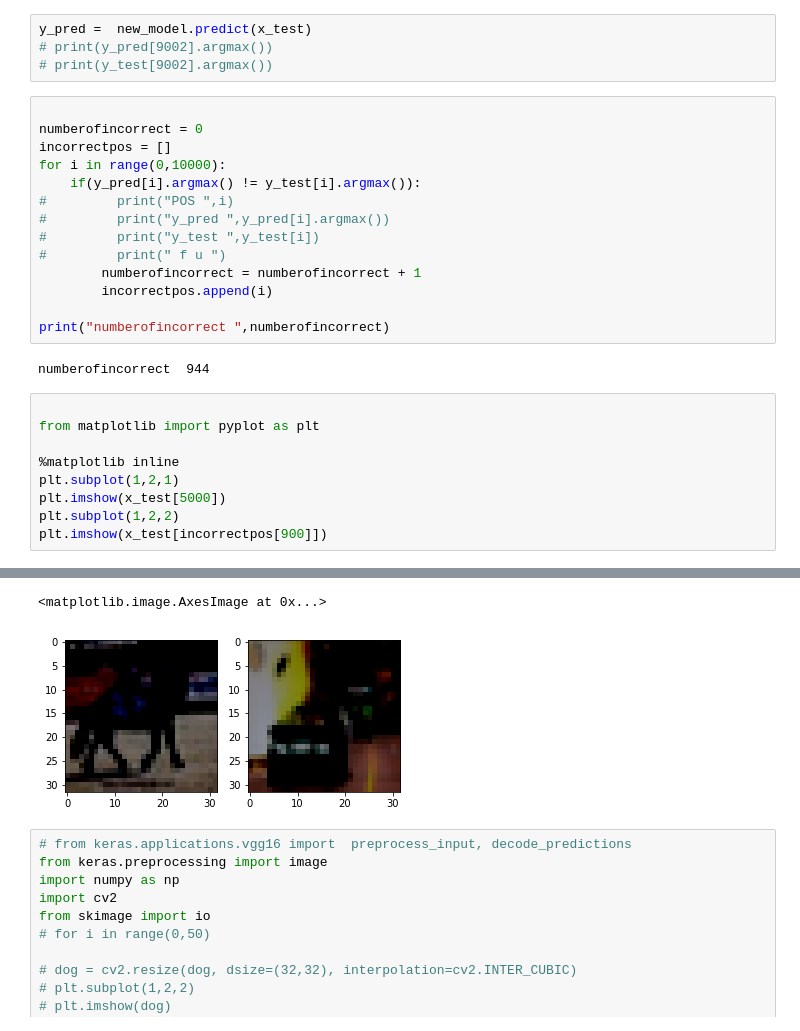
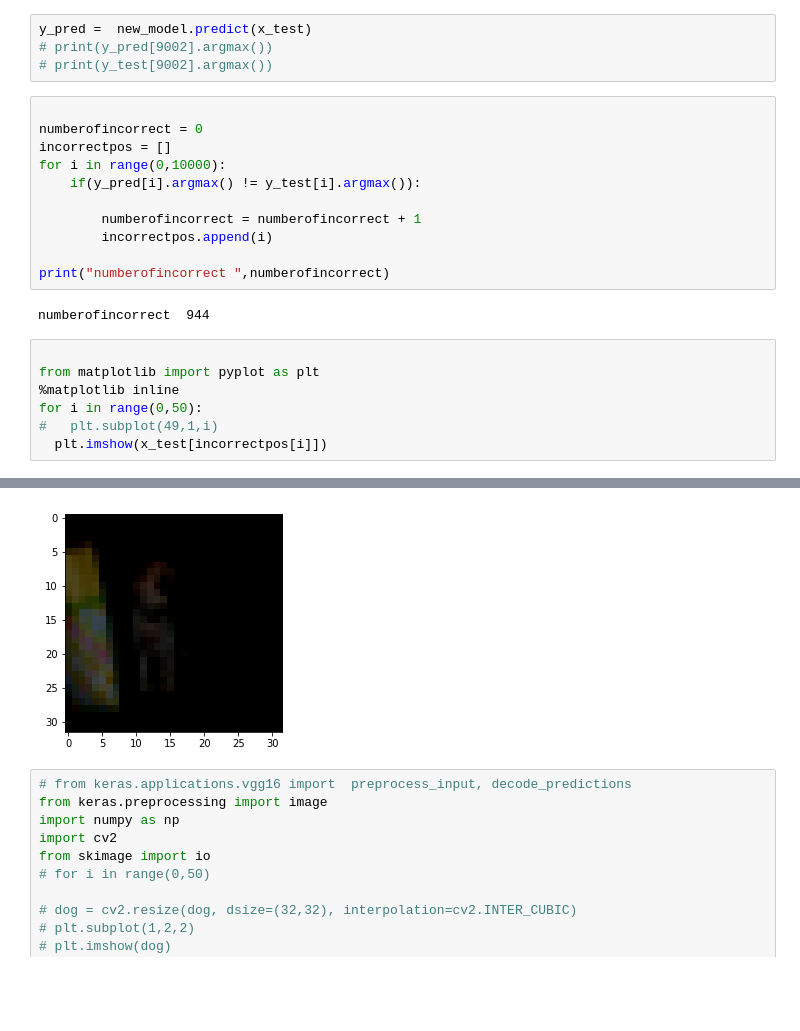
Before and after one commit to Amruthchief/MLBLR, a Jupyter notebook: session5ass1.ipynb, the cells around one changed output, grey strips where cells are left out. Drawn from its saved outputs; the diff is of its cells as text; blank space fills up the shorter version.

```diff
--- a/session5ass1.ipynb
+++ b/session5ass1.ipynb
@@ -466,10 +468,7 @@ numberofincorrect = 0
 incorrectpos = []
 for i in range(0,10000):
     if(y_pred[i].argmax() != y_test[i].argmax()):
-#         print("POS ",i)
-#         print("y_pred ",y_pred[i].argmax())
-#         print("y_test ",y_test[i])
-#         print(" f u ")
+
         numberofincorrect = numberofincorrect + 1
         incorrectpos.append(i)
 
@@ -479,10 +478,8 @@ numberofincorrect  944
 # %%
 
 from matplotlib import pyplot as plt
-
 %matplotlib inline
-plt.subplot(1,2,1)
-plt.imshow(x_test[5000])
-plt.subplot(1,2,2)
-plt.imshow(x_test[incorrectpos[900]])
+for i in range(0,50):
+#   plt.subplot(49,1,i)
+  plt.imshow(x_test[incorrectpos[i]])
 # %% [output]
@@ -491,5 +503,4 @@ W0708 15:57:57.260610 140531331676032 image.py:648] Clipping input data to the v
-<matplotlib.image.AxesImage at 0x...>
-[figure, old version]
+[figure, new version]
 # %%
 # from keras.applications.vgg16 import  preprocess_input, decode_predictions
 from keras.preprocessing import image
```
Also changed, not shown: parts of 7 cells of this notebook.
